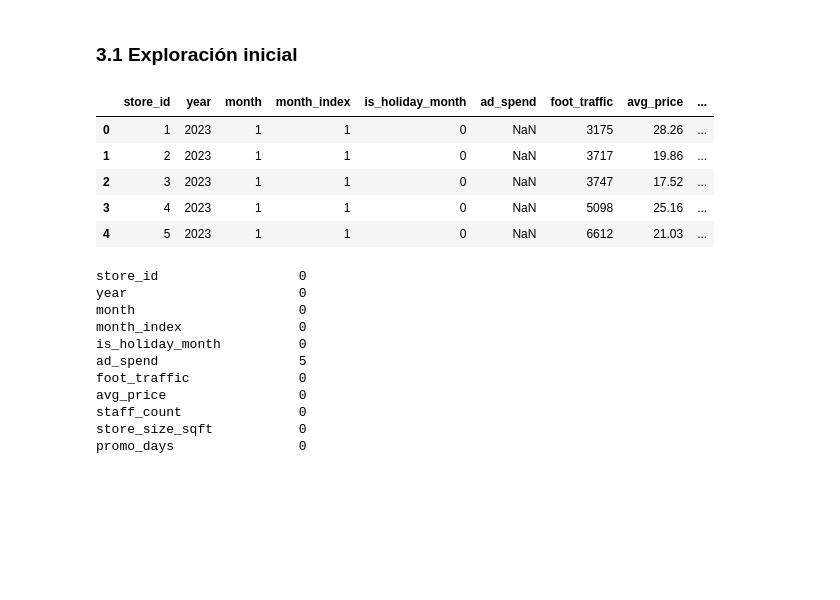
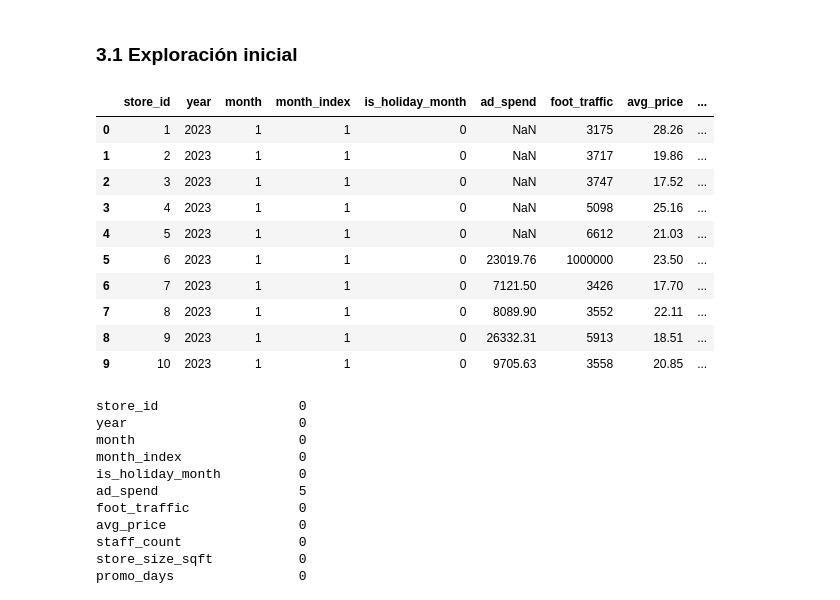
Before and after one commit to gvcabrera/AIMLT2, a Jupyter notebook: negocio/Caso B – Predicción de ventas futuras.ipynb, the cells around one changed output. Drawn from its saved outputs; the diff is of its cells as text; code cells hidden in the pictures; blank space fills up the shorter version.

```diff
--- a/negocio/Caso B – Predicción de ventas futuras.ipynb
+++ b/negocio/Caso B – Predicción de ventas futuras.ipynb
@@ -50,14 +50,19 @@ df.shape
 # %% [markdown]
 ### 3.1 Exploración inicial
 # %%
-display(df.head())
+display(df.head(10))
 # %% [output]
 |  | store_id | year | month | month_index | is_holiday_month | ad_spend | foot_traffic | avg_price | ... |
 | 0 | 1 | 2023 | 1 | 1 | 0 | NaN | 3175 | 28.26 | ... |
 | 1 | 2 | 2023 | 1 | 1 | 0 | NaN | 3717 | 19.86 | ... |
 | 2 | 3 | 2023 | 1 | 1 | 0 | NaN | 3747 | 17.52 | ... |
 | 3 | 4 | 2023 | 1 | 1 | 0 | NaN | 5098 | 25.16 | ... |
 | 4 | 5 | 2023 | 1 | 1 | 0 | NaN | 6612 | 21.03 | ... |
+| 5 | 6 | 2023 | 1 | 1 | 0 | 23019.76 | 1000000 | 23.50 | ... |
+| 6 | 7 | 2023 | 1 | 1 | 0 | 7121.50 | 3426 | 17.70 | ... |
+| 7 | 8 | 2023 | 1 | 1 | 0 | 8089.90 | 3552 | 22.11 | ... |
+| 8 | 9 | 2023 | 1 | 1 | 0 | 26332.31 | 5913 | 18.51 | ... |
+| 9 | 10 | 2023 | 1 | 1 | 0 | 9705.63 | 3558 | 20.85 | ... |
 # %%
 df.isnull().sum() # Valida todos los nulos en el dataset
 # %% [output]
```
Also changed, not shown: parts of 4 cells of this notebook.
